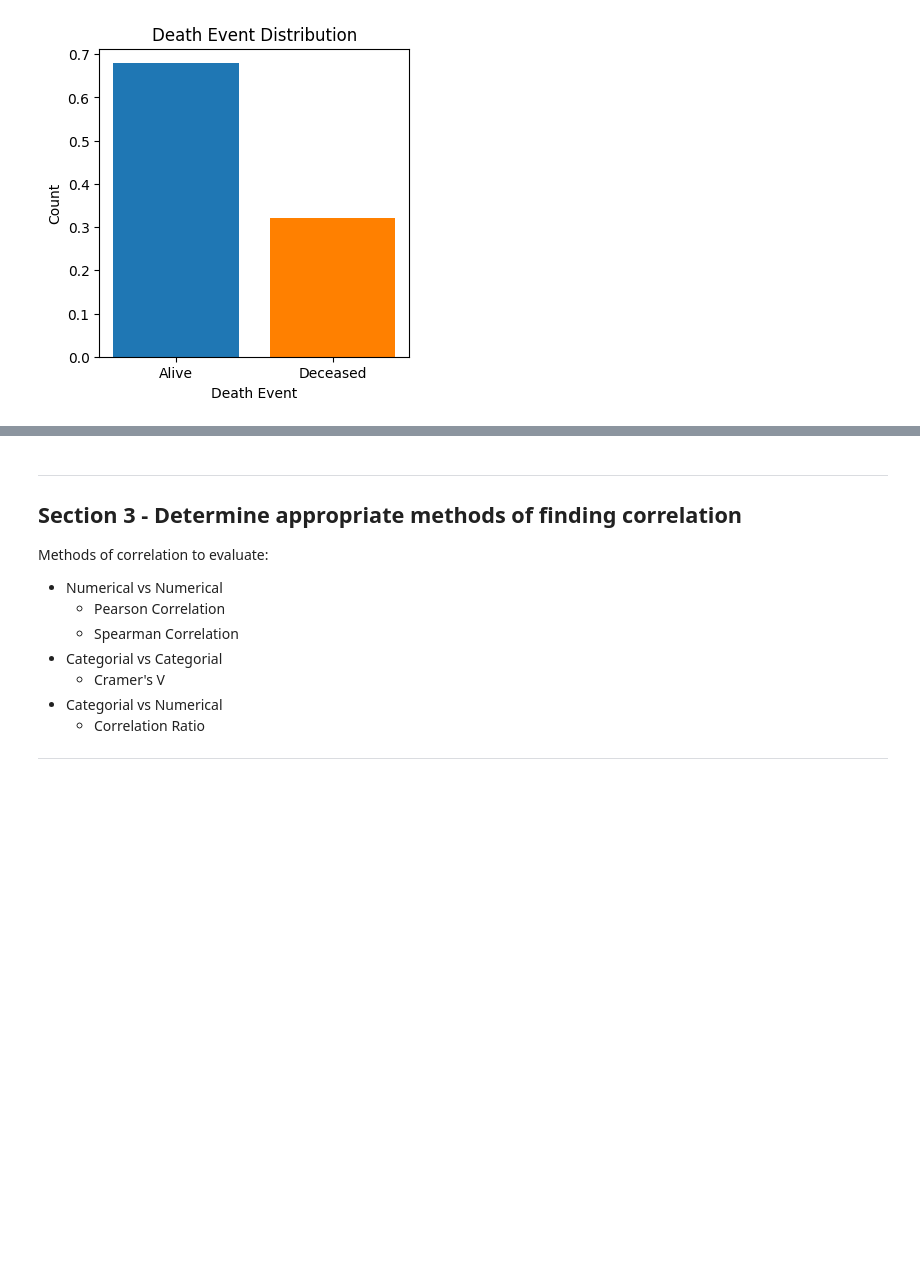
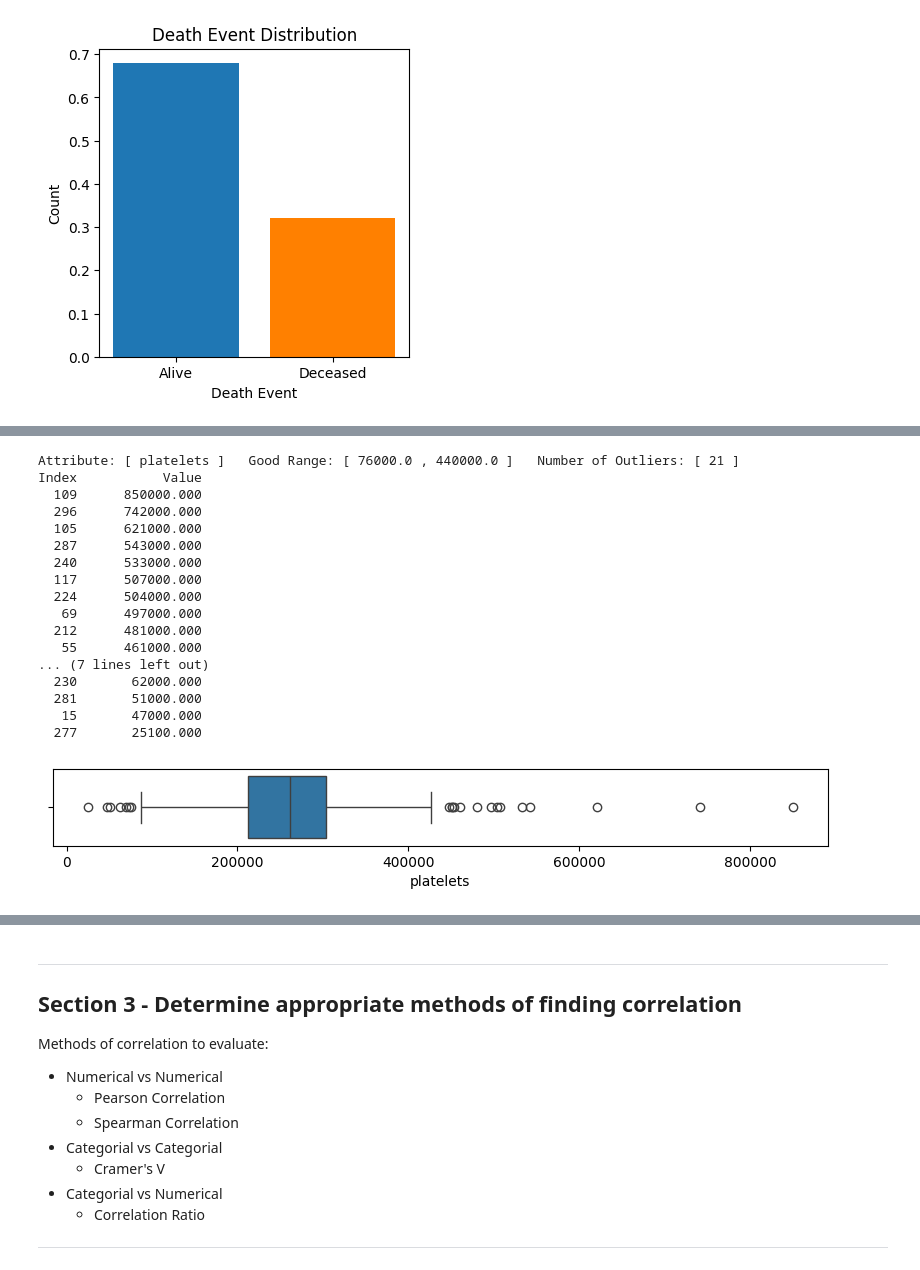
Before and after one commit to Bencp2/HeartDisease, a Jupyter notebook: HeartDiseaseAnalysis.ipynb, the cells around one changed output, grey strips where cells are left out. Drawn from its saved outputs; the diff is of its cells as text; code cells hidden in the pictures; blank space fills up the shorter version.

```diff
--- a/HeartDiseaseAnalysis.ipynb
+++ b/HeartDiseaseAnalysis.ipynb
@@ -280,0 +399,23 @@ barplot(categories, death_event_counts, 'Death Event Distribution', 'Death Event
+# %%
+outlier_indices['platelets'] = find_outliers(data_with_errors, 'platelets')
+outliers.extend(outlier_indices['platelets'])
+print("No outliers found for platelets") if len(outlier_indices['platelets']) == 0 else None
+# %% [output]
+Attribute: [ platelets ]   Good Range: [ 76000.0 , 440000.0 ]   Number of Outliers: [ 21 ]
+Index           Value
+  109      850000.000
+  296      742000.000
+  105      621000.000
+  287      543000.000
+  240      533000.000
+  117      507000.000
+  224      504000.000
+   69      497000.000
+  212      481000.000
+   55      461000.000
+... (7 lines left out)
+  230       62000.000
+  281       51000.000
+   15       47000.000
+  277       25100.000
+[figure, added]
```
Also changed, not shown: parts of 22 cells of this notebook.
